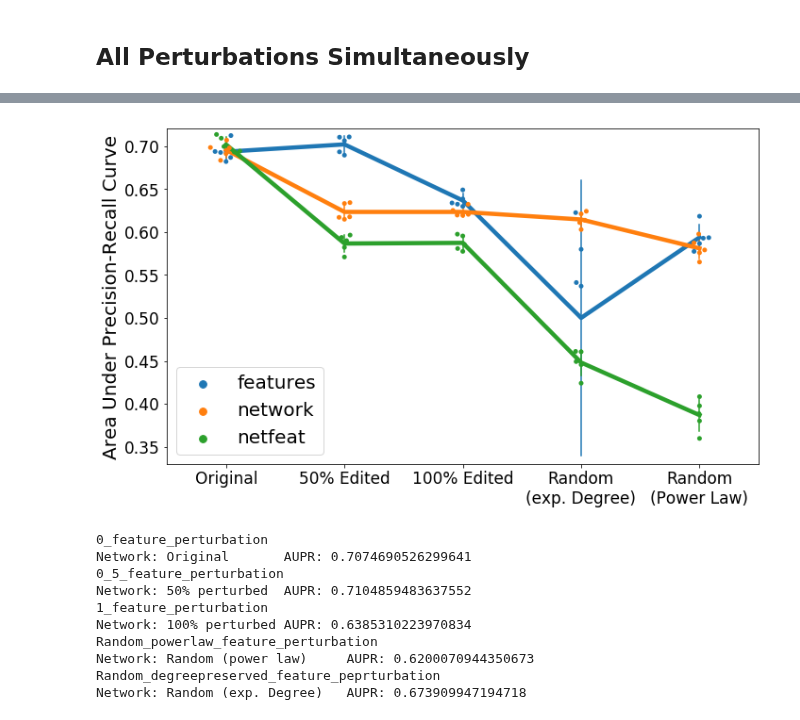
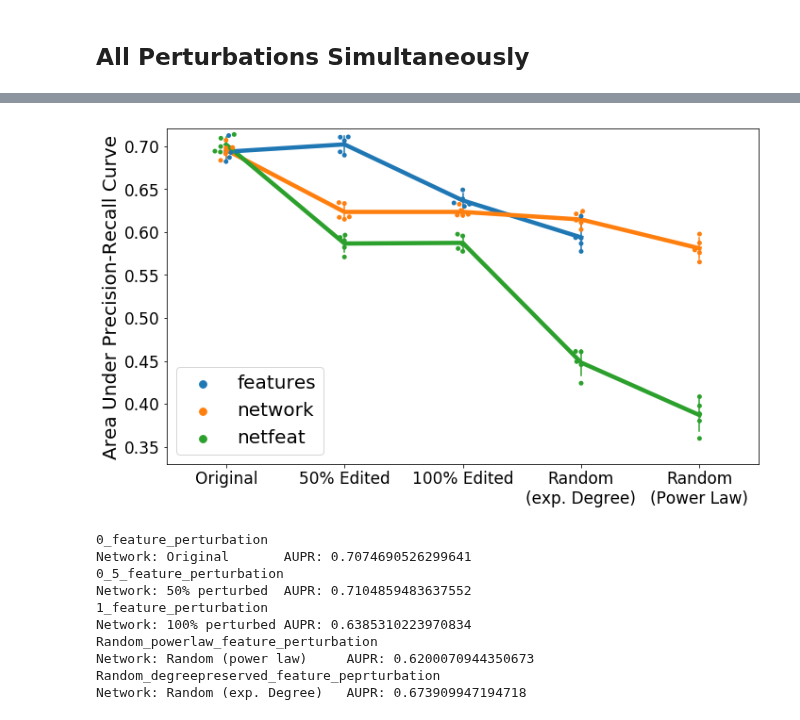
Before and after one commit to schulter/EMOGI, a Jupyter notebook: simulation/evaluate_perturbations.ipynb, the cells around one changed output, grey strips where cells are left out. Drawn from its saved outputs; the diff is of its cells as text; code cells hidden in the pictures.

Commit message:
Perturbations without the second random features.

```diff
--- a/simulation/evaluate_perturbations.ipynb
+++ b/simulation/evaluate_perturbations.ipynb
@@ -233,34 +241,40 @@ def make_df_from_metrics(metrics, perturbation_name='features'):
                       index=[i[1] for i in metrics],
                       columns=['CV_{}'.format(i) for i in range(len(metrics[0][0]))]
                      )
     df['perturbation'] = [_get_printable_name(i) for i in df.index]
     df['perturbation_name'] = perturbation_name
     return df
 
 # construct DataFrames with performance per CV run and join together
 df_feat = make_df_from_metrics(metrics_features, perturbation_name='features')
+
+# remove one of the random feature vectors (confusing in the final plot)
+df_feat = make_df_from_metrics(metrics_features, perturbation_name='features')
+df_feat.drop('Random_degreepreserved_feature_perturbation', inplace=True)
+df_feat.loc[df_feat.perturbation == 'Random\n(Power Law)', 'perturbation'] = 'Random\n(exp. Degree)'
+
 # change order for line plot
 df_feat = df_feat.loc[['0_feature_perturbation', '0_5_feature_perturbation', '1_feature_perturbation',
                        'Random_degreepreserved_feature_perturbation', 'Random_powerlaw_feature_perturbation'], :]
 df_net = make_df_from_metrics(metrics_network, perturbation_name='network')
 df_netfeat = make_df_from_metrics(metrics_netfeat, perturbation_name='netfeat')
 all_metrics = pd.concat((df_feat, df_net, df_netfeat))
 
 # plot
 long = all_metrics.melt(id_vars=['perturbation', 'perturbation_name'])
 fig = plt.figure(figsize=(10, 6))
 sns.lineplot(data=long, x='perturbation', y='value', hue='perturbation_name', sort=False, err_style='bars', ci='sd', legend=False, lw=4.5)
 sns.swarmplot(data=long, x='perturbation', y='value', hue='perturbation_name')#, color='white', edgecolor='darkgray')#, hue='variable')
 plt.tick_params(axis='both', labelsize=17)
 plt.tick_params(axis='x', labelrotation=0)
 plt.xlabel(None)
 plt.ylabel('Area Under Precision-Recall Curve', fontsize=20)
 plt.legend(loc='lower left', fontsize=20)
 plt.ylim([0.33, 0.72]) # to get rid of one outlier in the plot
 fig.tight_layout()
 fig.savefig('../data/simulation/perturbation_lineplot.svg')
 # %% [output]
-[figure, old version]
+[figure, new version]
 # %%
 plot_curve(get_all_metrics(perturbation_folder, GCN_performance, 'aupr'),
            method_name='GCN', kind='PR', save_path=os.path.join(perturbation_folder, 'perturbations_PR.svg'))
```
Also changed, not shown: parts of 2 cells of this notebook.
